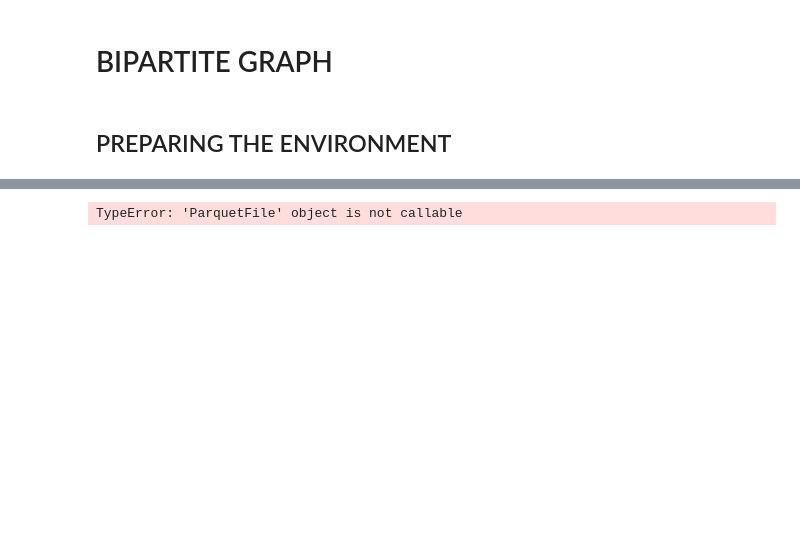
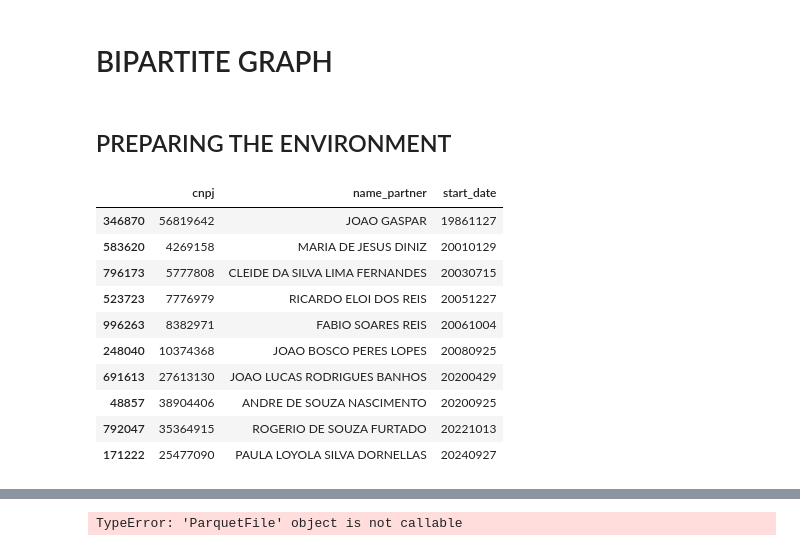
Before and after one commit to filipemedeiross/company_shareholder_based_clustering, a Jupyter notebook: notebooks/2. Bipartite Graph.ipynb, the cells around one changed output, grey strips where cells are left out. Cells and saved outputs as stored; diff of their text form; code cells hidden in the pictures; blank space fills up the shorter version.

Commit message:
Finish the tests of parquet file

```diff
--- a/notebooks/2. Bipartite Graph.ipynb
+++ b/notebooks/2. Bipartite Graph.ipynb
@@ -4,0 +13,51 @@
+# %%
+PARTNERS_PARQUET = '../data/parquet/partners.parquet'
+BUSINESS_PARQUET = '../data/parquet/business.parquet'
+# %%
+def get_sample_from_parquet(filename, n=10):
+    samples = []
+
+    with open(filename, mode='rb') as f:
+        pf = ParquetFile(f)
+
+        idxs = sorted(random.sample(range(pf.count()), n))
+
+        current_row = 0
+        for rg in pf.iter_row_groups():
+            num_rows = len(rg)
+
+            local_indices = [
+                i - current_row
+                for i in idxs
+                if current_row <= i < current_row + num_rows
+            ]
+
+            if local_indices:
+                samples.append(rg.iloc[local_indices])
+
+            current_row += num_rows
+            if current_row > idxs[-1]:
+                break
+
+    return pd.concat(samples)
+
+SOCIOS_COLS = [0, 2, 5]
+SOCIOS_PATH = [
+    f'../data/csv/socios/socios{i}.csv'
+    for i in range(10)
+]
+
+sample = get_sample_from_parquet(PARTNERS_PARQUET)
+sample
+# %% [output]
+|  | cnpj | name_partner | start_date |
+| 346870 | 56819642 | JOAO GASPAR | 19861127 |
+| 583620 | 4269158 | MARIA DE JESUS DINIZ | 20010129 |
+| 796173 | 5777808 | CLEIDE DA SILVA LIMA FERNANDES | 20030715 |
+| 523723 | 7776979 | RICARDO ELOI DOS REIS | 20051227 |
+| 996263 | 8382971 | FABIO SOARES REIS | 20061004 |
+| 248040 | 10374368 | JOAO BOSCO PERES LOPES | 20080925 |
+| 691613 | 27613130 | JOAO LUCAS RODRIGUES BANHOS | 20200429 |
+| 48857 | 38904406 | ANDRE DE SOUZA NASCIMENTO | 20200925 |
+| 792047 | 35364915 | ROGERIO DE SOUZA FURTADO | 20221013 |
+| 171222 | 25477090 | PAULA LOYOLA SILVA DORNELLAS | 20240927 |
```
Also changed, not shown: parts of 7 cells of this notebook, 1 other file.
